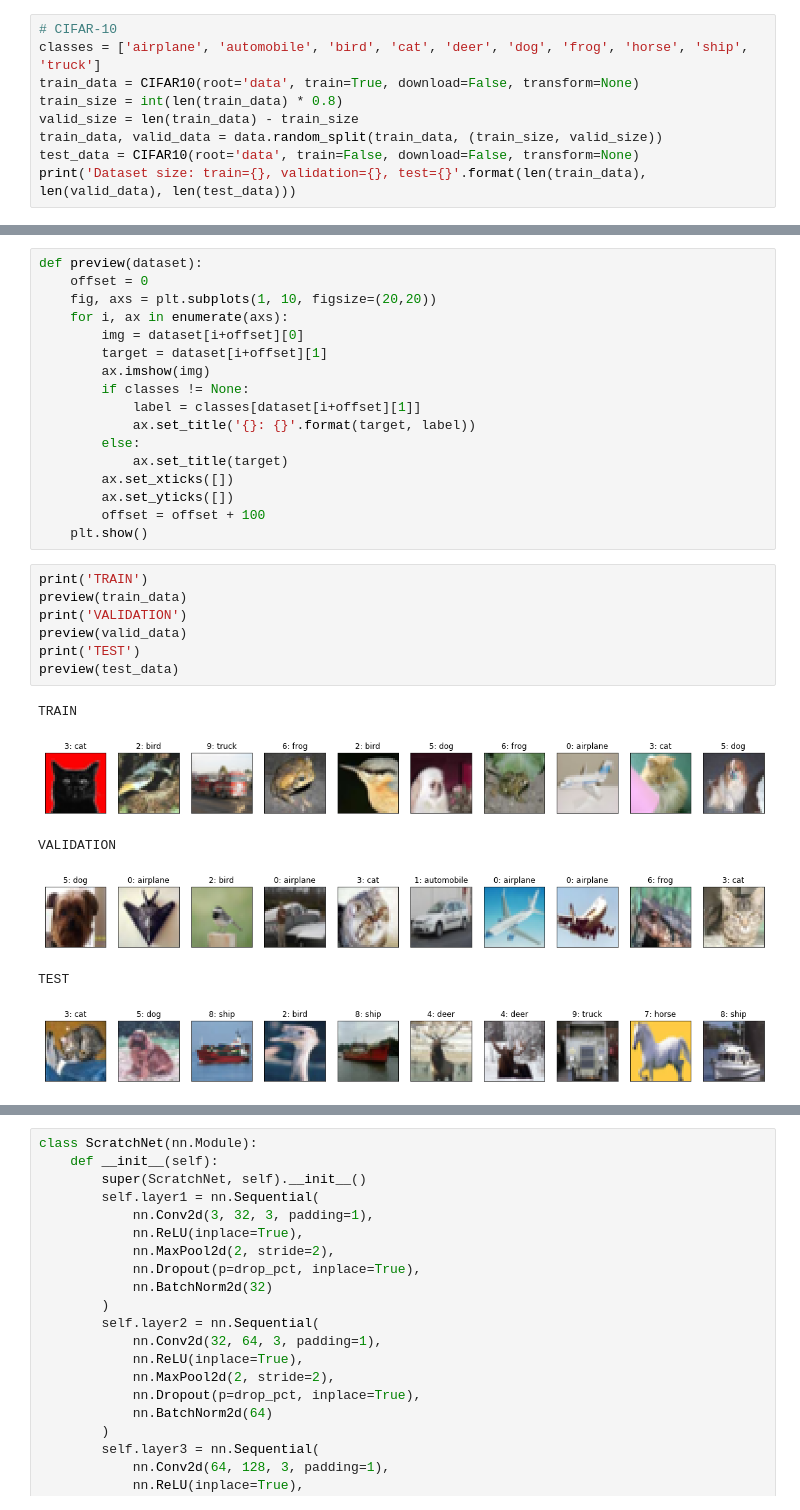
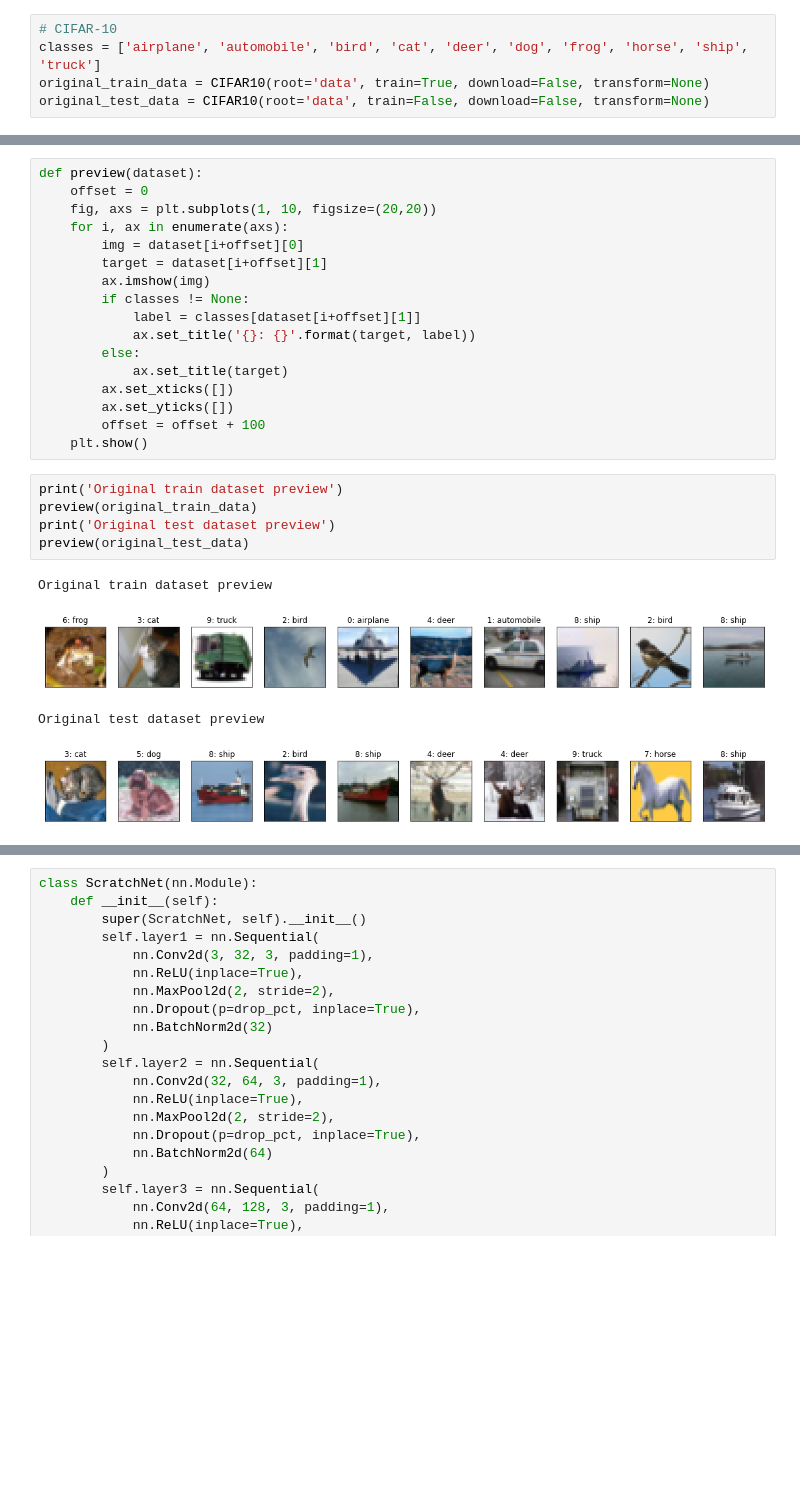
Before and after one commit to lucianowitt/deep-learning-01, a Jupyter notebook: ScratchNet001_CIFAR-10.ipynb, the cells around one changed output, grey strips where cells are left out. Saved outputs shown, nothing was run; the diff lists cells and outputs as text; blank space fills up the shorter version.

```diff
--- a/ScratchNet001_CIFAR-10.ipynb
+++ b/ScratchNet001_CIFAR-10.ipynb
@@ -15,9 +15,5 @@ history_dict = defaultdict(list)
 # %%
 # CIFAR-10
 classes = ['airplane', 'automobile', 'bird', 'cat', 'deer', 'dog', 'frog', 'horse', 'ship', 'truck']
-train_data = CIFAR10(root='data', train=True, download=False, transform=None)
-train_size = int(len(train_data) * 0.8)
-valid_size = len(train_data) - train_size
-train_data, valid_data = data.random_split(train_data, (train_size, valid_size))
-test_data = CIFAR10(root='data', train=False, download=False, transform=None)
-print('Dataset size: train={}, validation={}, test={}'.format(len(train_data), len(valid_data), len(test_data)))
+original_train_data = CIFAR10(root='data', train=True, download=False, transform=None)
+original_test_data = CIFAR10(root='data', train=False, download=False, transform=None)
@@ -40,17 +34,13 @@ def preview(dataset):
         ax.set_yticks([])
         offset = offset + 100
     plt.show()
-# %%
-print('TRAIN')
-preview(train_data)
-print('VALIDATION')
-preview(valid_data)
-print('TEST')
-preview(test_data)
-# %% [output]
-TRAIN
-[figure, removed]
-VALIDATION
-[figure, removed]
-TEST
-[figure, removed]
+# %%
+print('Original train dataset preview')
+preview(original_train_data)
+print('Original test dataset preview')
+preview(original_test_data)
+# %% [output]
+Original train dataset preview
+[figure, added]
+Original test dataset preview
+[figure, added]
```
Also changed, not shown: parts of 9 cells of this notebook, 1 other file.
